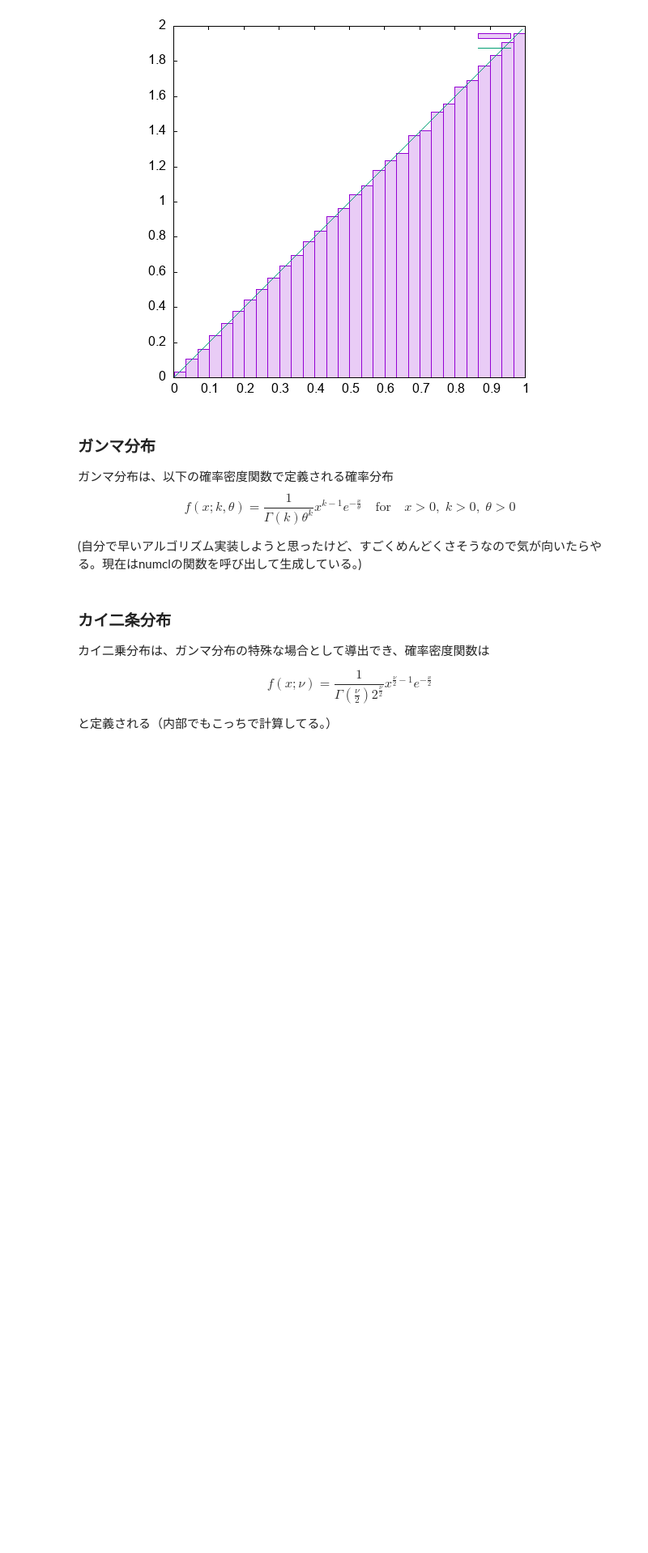
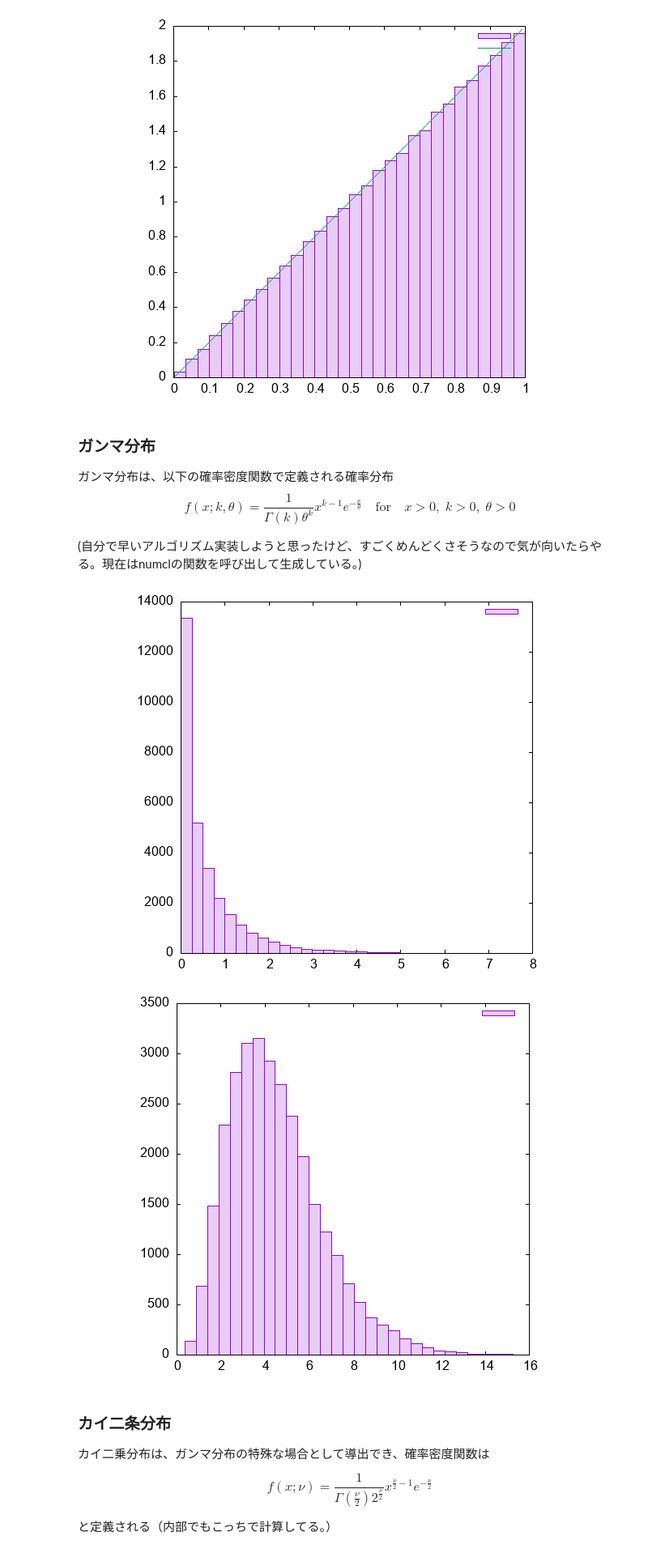
Before and after one commit to hikettei/cl-waffe, a Jupyter notebook: tutorials/jp/Distributions.ipynb, the cells around one changed output. Shown at 81% size. Saved outputs shown, nothing was run; the diff lists cells and outputs as text; code cells hidden in the pictures; blank space fills up the shorter version.

```diff
--- a/tutorials/jp/Distributions.ipynb
+++ b/tutorials/jp/Distributions.ipynb
@@ -112,6 +119,15 @@ f(x; k, \theta) = \frac{1}{\Gamma(k)\theta^k}x^{k-1}e^{-\frac{x}{\theta}} \quad
 $$
 
 (自分で早いアルゴリズム実装しようと思ったけど、すごくめんどくさそうなので気が向いたらやる。現在はnumclの関数を呼び出して生成している。)
+# %%
+(with-gnuplot "Gamma"
+    (show-histogram (!gamma `(30000) 0.6)))
+
+(with-gnuplot "Gamma1"
+    (show-histogram (!gamma `(30000) 4.5)))
+# %% [output]
+[figure, added]
+[figure, added]
 # %% [markdown]
 ### カイ二条分布
 
```
Also changed, not shown: parts of 4 cells of this notebook, 8 other files.
